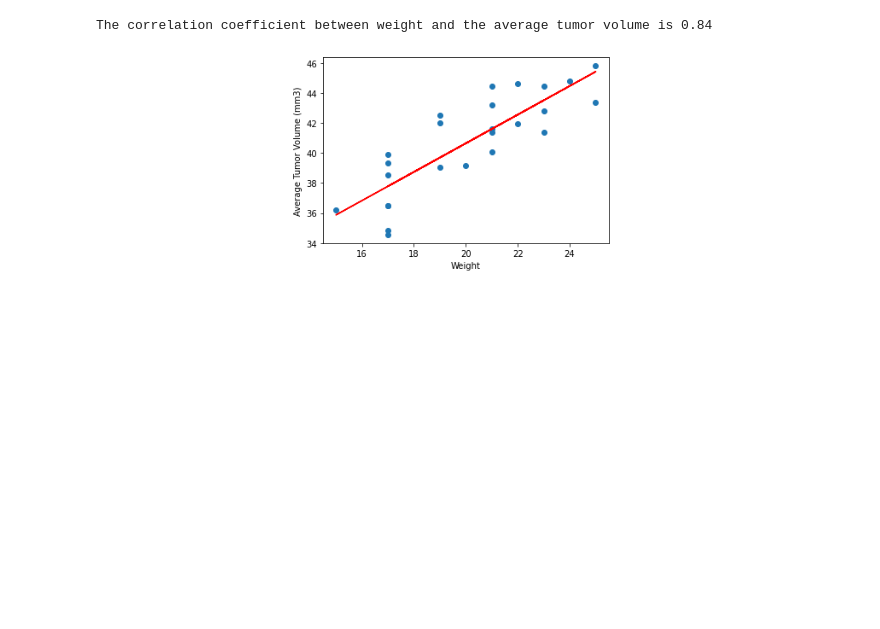
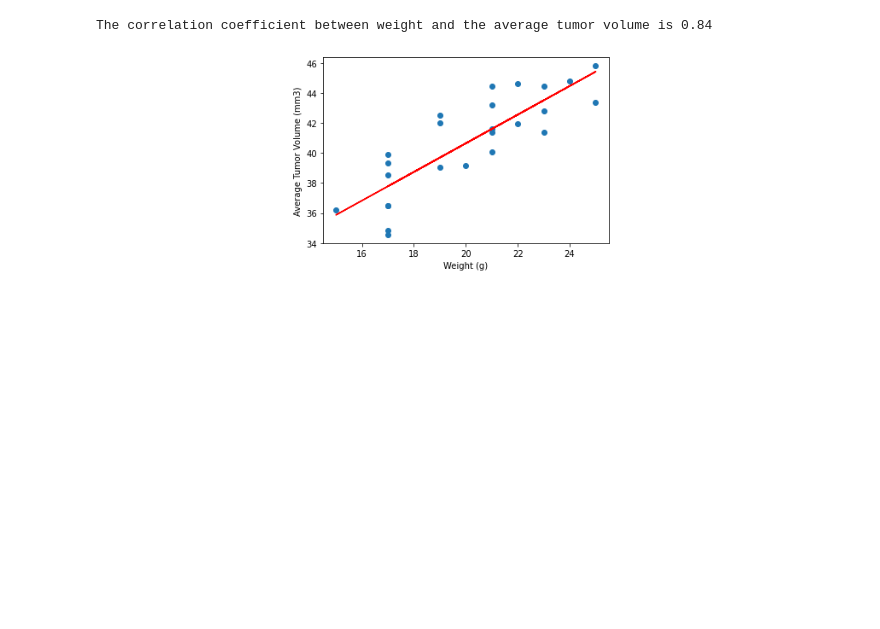
Before and after one commit to DasaSimo/Matplotlib-challenge, a Jupyter notebook: Pymaceuticals/pymaceuticals.ipynb, the cells around one changed output. Cells and saved outputs as stored; diff of their text form; code cells hidden in the pictures.

```diff
--- a/Pymaceuticals/pymaceuticals.ipynb
+++ b/Pymaceuticals/pymaceuticals.ipynb
@@ -583,23 +593,23 @@ The correlation coefficient between weight and the average tumor volume is 0.84
 # %%
 #Calculation of the linear regression model for mouse weight and average tumor volume for the Capomulin regimen
 
 from scipy.stats import linregress
 #setting up x and y values
 weight_mouse= average_capomulin_df.iloc[:,5]
 av_tumor = average_capomulin_df.iloc[:, 2]
 x_values = weight_mouse
 y_values = av_tumor
 
 # linear regression
 (slope, intercept, rvalue, pvalue, stderr) = linregress(x_values, y_values)
 regress_values = x_values * slope + intercept
 line_eq = "y = " + str(round(slope,2)) + "x + " + str(round(intercept,2))
 plt.scatter(x_values,y_values)
 plt.plot(x_values,regress_values,"r-")
 plt.annotate(line_eq,(6,10),fontsize=15,color="red")
 
-plt.xlabel("Weight")
+plt.xlabel("Weight (g)")
 plt.ylabel("Average Tumor Volume (mm3)")
 plt.show()
 # %% [output]
-[figure, old version]
+[figure, new version]
```
Also changed, not shown: parts of 5 cells of this notebook, 1 other file.
